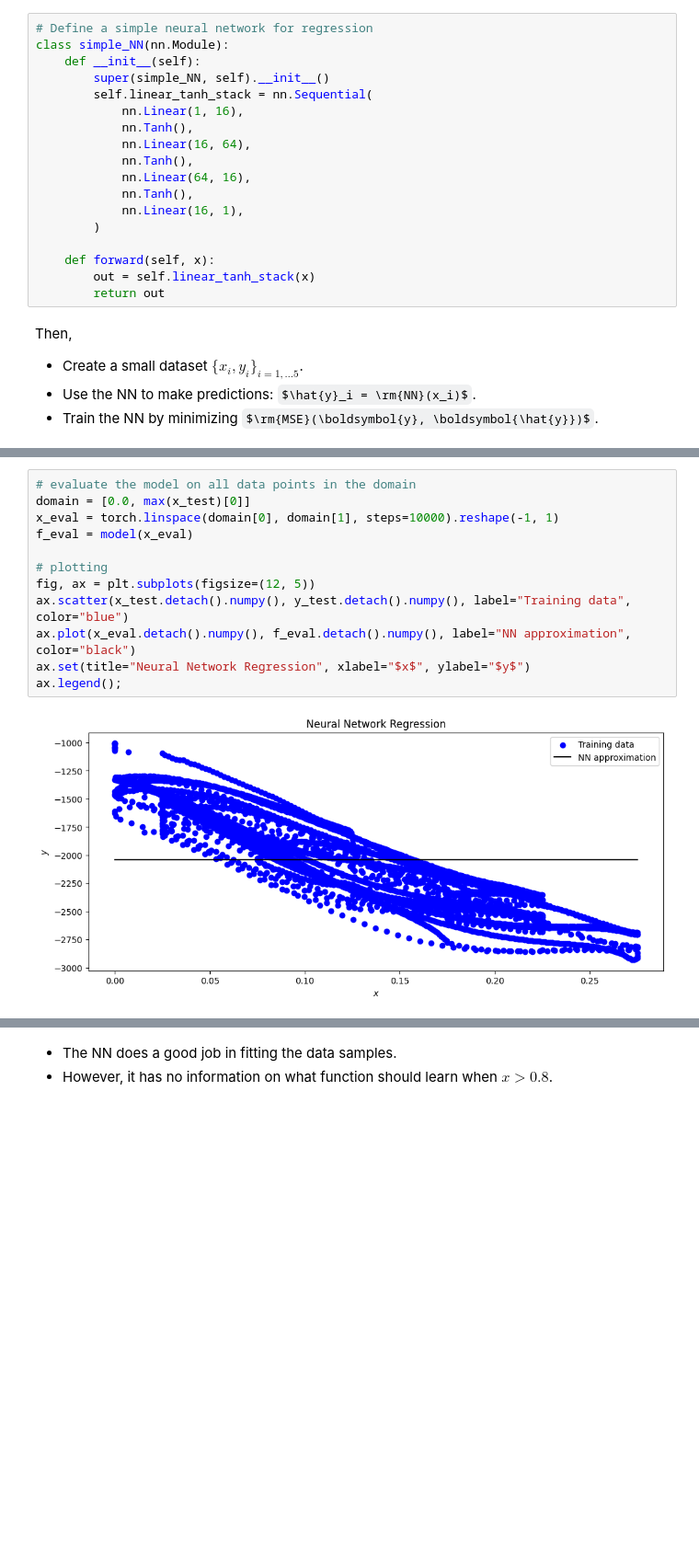
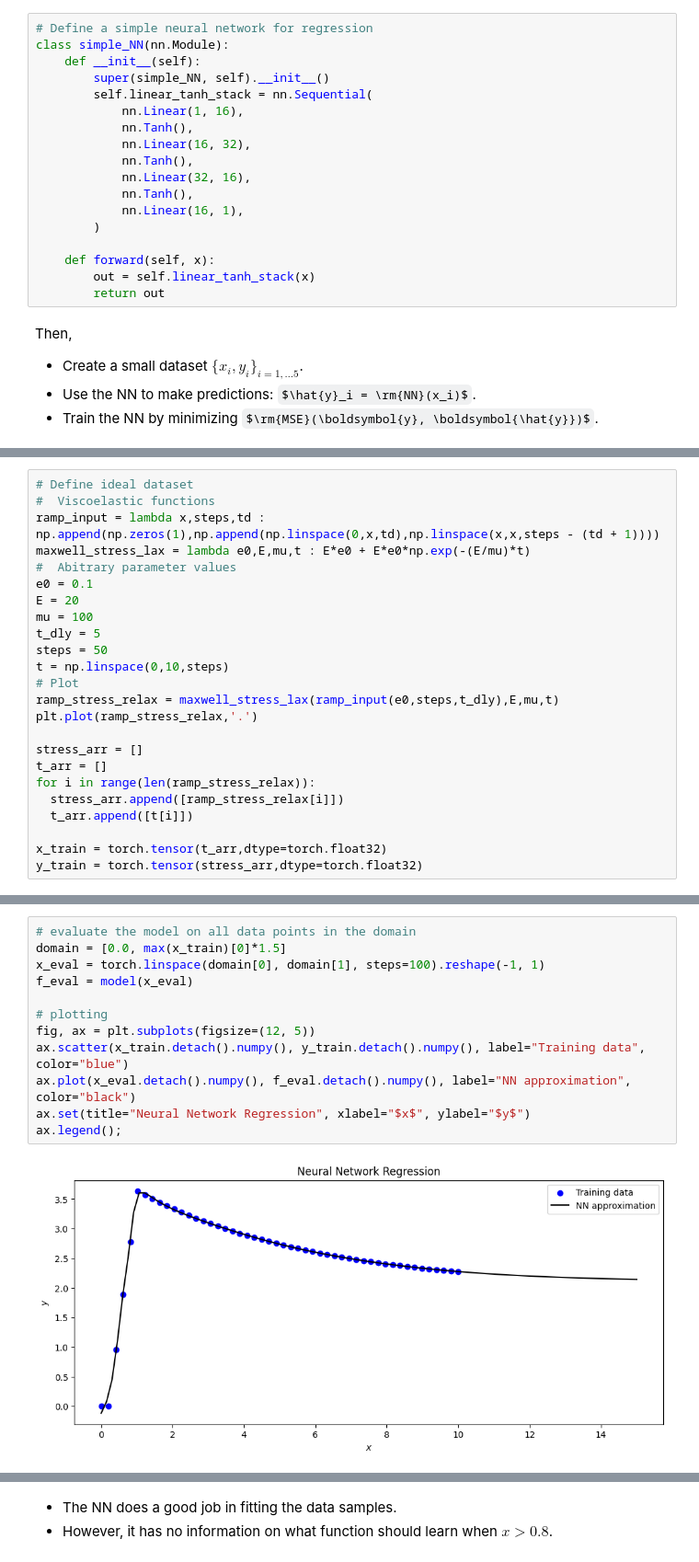
Before and after one commit to richgumy/black_sensor, a Jupyter notebook: tutorial.ipynb, the cells around one changed output, grey strips where cells are left out. Shown at 92% size. Drawn from its saved outputs; the diff is of its cells as text; some formulas as TeX source; blank space fills up the shorter version.

Commit message:
Created a naive PINN for a viscoelastic stress response. Next step is to make one that takes into account input strain!

```diff
--- a/tutorial.ipynb
+++ b/tutorial.ipynb
@@ -69,9 +69,9 @@ class simple_NN(nn.Module):
         self.linear_tanh_stack = nn.Sequential(
             nn.Linear(1, 16),
             nn.Tanh(),
-            nn.Linear(16, 64),
+            nn.Linear(16, 32),
             nn.Tanh(),
-            nn.Linear(64, 16),
+            nn.Linear(32, 16),
             nn.Tanh(),
             nn.Linear(16, 1),
         )
@@ -125,0 +99,24 @@ plt.plot(x_train,y_train)
+# %%
+# Define ideal dataset
+#  Viscoelastic functions
+ramp_input = lambda x,steps,td : np.append(np.zeros(1),np.append(np.linspace(0,x,td),np.linspace(x,x,steps - (td + 1))))
+maxwell_stress_lax = lambda e0,E,mu,t : E*e0 + E*e0*np.exp(-(E/mu)*t)
+#  Abitrary parameter values
+e0 = 0.1
+E = 20
+mu = 100
+t_dly = 5
+steps = 50
+t = np.linspace(0,10,steps)
+# Plot
+ramp_stress_relax = maxwell_stress_lax(ramp_input(e0,steps,t_dly),E,mu,t)
+plt.plot(ramp_stress_relax,'.')
+
+stress_arr = []
+t_arr = []
+for i in range(len(ramp_stress_relax)):
+  stress_arr.append([ramp_stress_relax[i]])
+  t_arr.append([t[i]])
+
+x_train = torch.tensor(t_arr,dtype=torch.float32)
+y_train = torch.tensor(stress_arr,dtype=torch.float32)
@@ -177,14 +153,14 @@ y_test = torch.tensor(res_arr, dtype=torch.float32)
 # %%
 # evaluate the model on all data points in the domain
-domain = [0.0, max(x_test)[0]]
-x_eval = torch.linspace(domain[0], domain[1], steps=10000).reshape(-1, 1)
+domain = [0.0, max(x_train)[0]*1.5]
+x_eval = torch.linspace(domain[0], domain[1], steps=100).reshape(-1, 1)
 f_eval = model(x_eval)
 
 # plotting
 fig, ax = plt.subplots(figsize=(12, 5))
-ax.scatter(x_test.detach().numpy(), y_test.detach().numpy(), label="Training data", color="blue")
+ax.scatter(x_train.detach().numpy(), y_train.detach().numpy(), label="Training data", color="blue")
 ax.plot(x_eval.detach().numpy(), f_eval.detach().numpy(), label="NN approximation", color="black")
 ax.set(title="Neural Network Regression", xlabel="$x$", ylabel="$y$")
 ax.legend();
 # %% [output]
-[figure, old version]
+[figure, new version]
```
Also changed, not shown: parts of 18 cells of this notebook.
